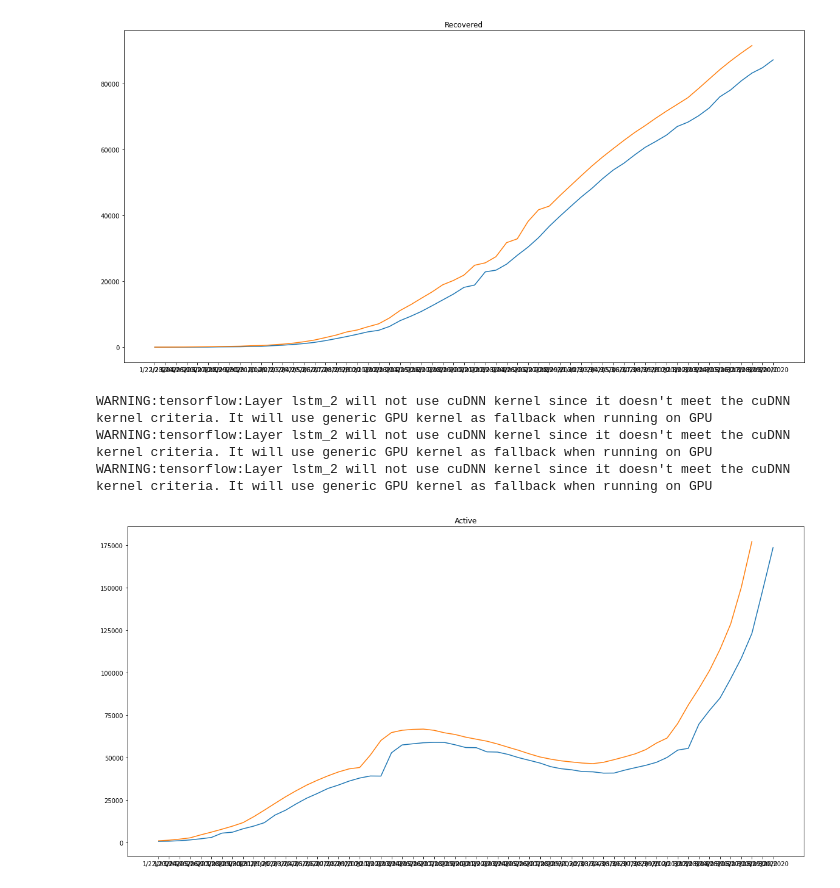
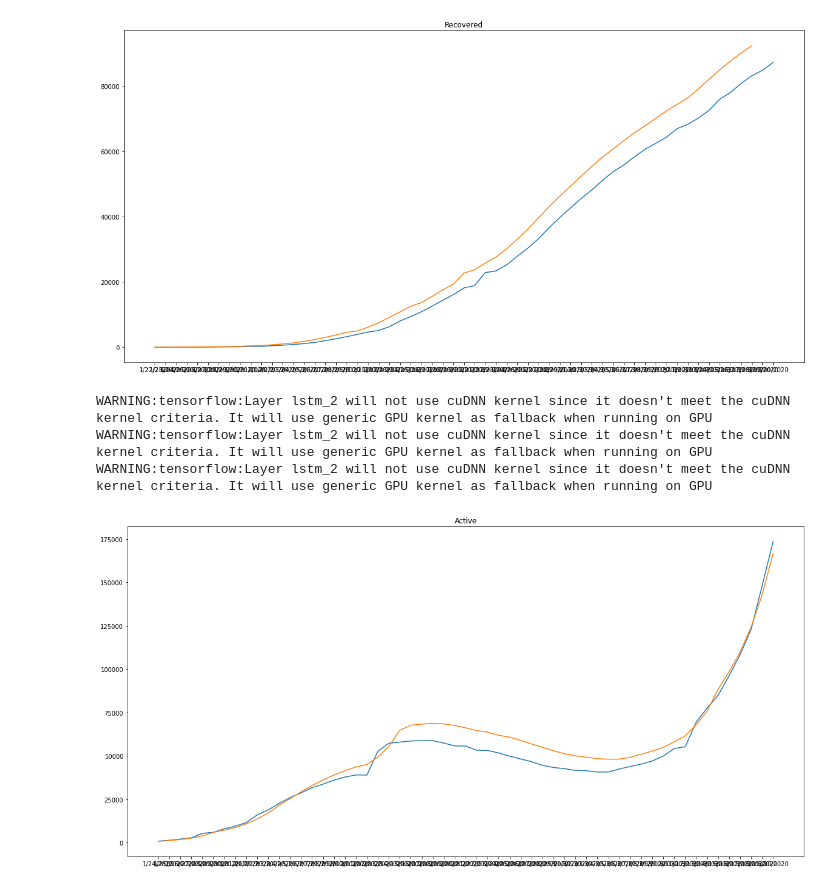
Before and after one commit to yahdiindrawan/covid19-forecasting-system, a Jupyter notebook: Bidirectional_LSTM_Recovered_Active.ipynb, the cells around one changed output. Cells and saved outputs as stored; diff of their text form; code cells hidden in the pictures.

Commit message:
Added Recovered and Active Graph

```diff
--- a/Bidirectional_LSTM_Recovered_Active.ipynb
+++ b/Bidirectional_LSTM_Recovered_Active.ipynb
@@ -128,32 +130,32 @@ model.fit(X, y, epochs=200, verbose=0)
 
 length = len(active)
 x_input = array([active[length-3], active[length-2], active[length-1]])
 x_input = x_input.reshape((1, n_steps, n_features))
 yhat = model.predict(x_input, verbose=0)
 
 last_active = active[length-1]
 predict = yhat
 
 # Active per Day
 increase = []
 for i in range(len(df.Active)-1):
   increase.append(df.Active[i+1]-df.Active[i])
 increased_pred = predict - last_active
 
 result = []
 for i in range(len(df.Active)-2):
   x_input = array([df.Active[i], df.Active[i+1], df.Active[i+2]])
   x_input = x_input.reshape((1, n_steps, n_features))
   yhat = model.predict(x_input, verbose=0)
   result.append(yhat[0][0])
 
 plt.figure(figsize=(20,10))
 plt.title('Active')
-plt.plot(df.Active)
+plt.plot(df.Active[2:])
 plt.plot(result)
 plt.show()
 # %% [output]
 WARNING:tensorflow:Layer lstm_2 will not use cuDNN kernel since it doesn't meet the cuDNN kernel criteria. It will use generic GPU kernel as fallback when running on GPU
 WARNING:tensorflow:Layer lstm_2 will not use cuDNN kernel since it doesn't meet the cuDNN kernel criteria. It will use generic GPU kernel as fallback when running on GPU
 WARNING:tensorflow:Layer lstm_2 will not use cuDNN kernel since it doesn't meet the cuDNN kernel criteria. It will use generic GPU kernel as fallback when running on GPU
-[figure, old version]
+[figure, new version]
```
Also changed, not shown: parts of 4 cells of this notebook.
